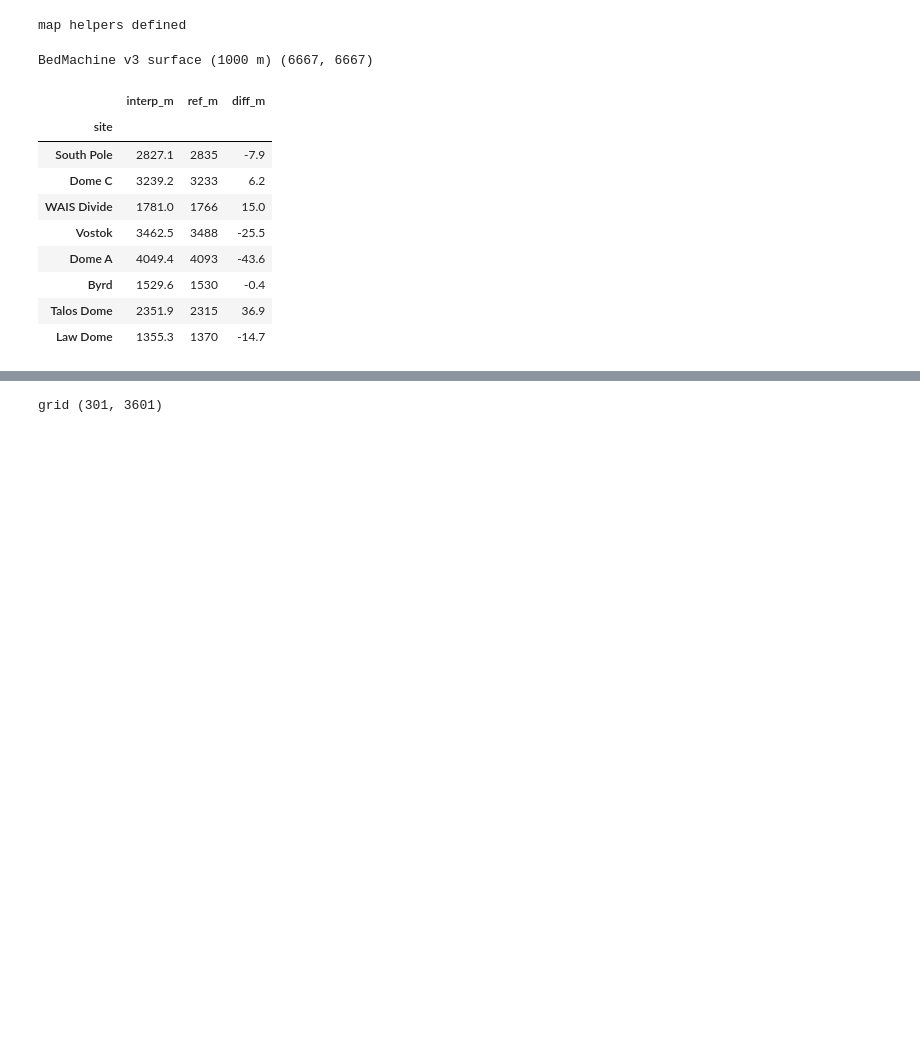
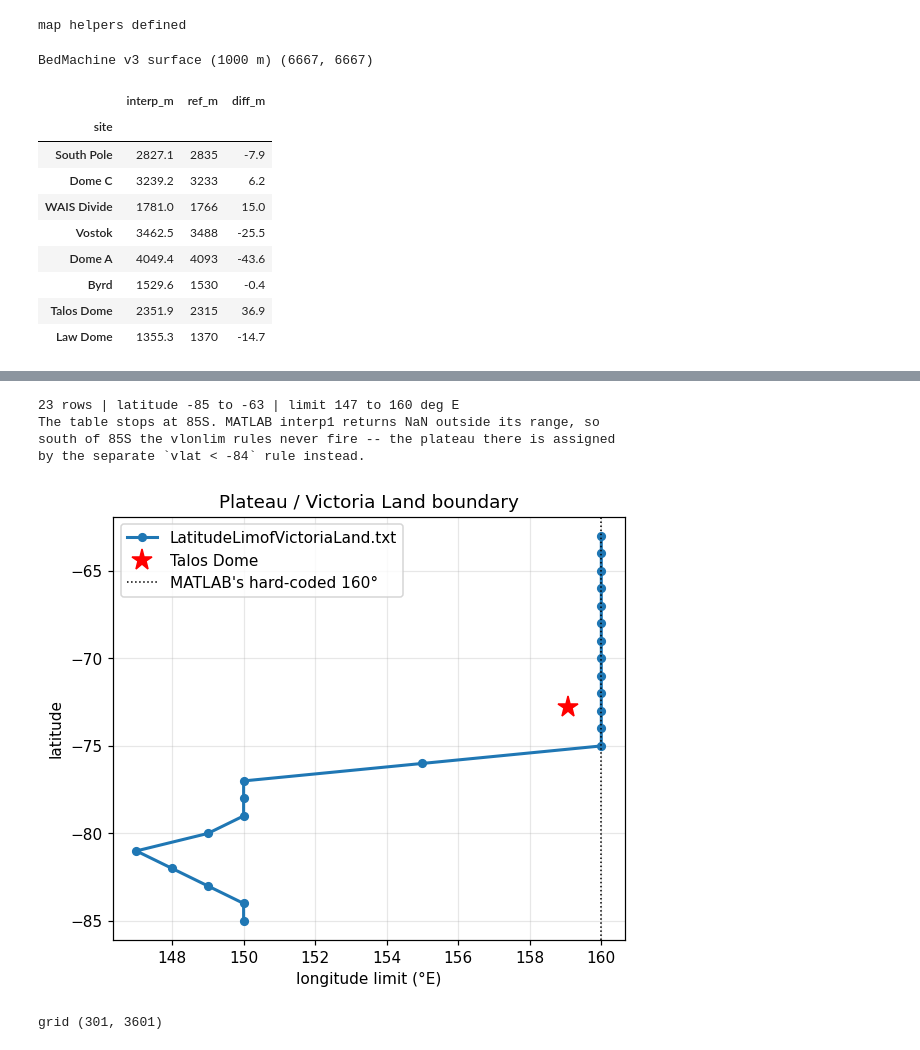
Before and after one commit to advikeswaran/ice-top, a Jupyter notebook: NewLookAtVariance.ipynb, the cells around one changed output, grey strips where cells are left out. Saved outputs shown, nothing was run; the diff lists cells and outputs as text; code cells hidden in the pictures; blank space fills up the shorter version.

```diff
--- a/NewLookAtVariance.ipynb
+++ b/NewLookAtVariance.ipynb
@@ -325,3 +257,79 @@ northern extrapolated value: 159.80°E
+# %%
+# ---------------------------------------------------------------------------
+# Cell 4 — Victoria Land / East Antarctic Plateau boundary
+#
+# The real LatitudeLimofVictoriaLand.txt (recovered). regions_Ant2K.m feeds this
+# to interp1 to get, for each latitude, the longitude separating the East
+# Antarctic Plateau from Victoria Land / the Ross Sea between 145E and 190E.
+#
+# The reconstruction that previously lived here (tracing the 2000 m contour) is
+# no longer needed. For the record it was good north of 75S -- 0.67 deg mean
+# error, and it extrapolated the northern value to 159.8 against a true 160.0 --
+# but drifted up to 23 deg at 85S, where the real boundary stays flat near 150
+# while the 2000 m contour swings east.
+# ---------------------------------------------------------------------------
+
+PLATEAU_ALTI = 2000.0        # used by regions_ant2k in the next cell
+
+# Set to a path to load from disk instead of the inline copy.
+VICTORIA_FILE = None         # e.g. Path.home()/'ice-top'/'data'/'LatitudeLimofVictoriaLand.txt'
+
+_VICTORIA_TABLE = """
+-85 150
+-84 150
+-83 149
+-82 148
+-81 147
+-80 149
+-79 150
+-78 150
+-77 150
+-76 155
+-75 160
+-74 160
+-73 160
+-72 160
+-71 160
+-70 160
+-69 160
+-68 160
+-67 160
+-66 160
+-65 160
+-64 160
+-63 160
+"""
+
+if VICTORIA_FILE is not None:
+    _tab = np.loadtxt(VICTORIA_FILE)
+else:
+    _tab = np.array([[float(x) for x in line.split()]
+                     for line in _VICTORIA_TABLE.strip().splitlines()])
+
+_order = np.argsort(_tab[:, 0])              # ascending latitude, as np.interp needs
+lats_v, vlim = _tab[_order, 0], _tab[_order, 1]
+
+print(f'{lats_v.size} rows | latitude {lats_v.min():.0f} to {lats_v.max():.0f} | '
+      f'limit {vlim.min():.0f} to {vlim.max():.0f} deg E')
+print('The table stops at 85S. MATLAB interp1 returns NaN outside its range, so')
+print('south of 85S the vlonlim rules never fire -- the plateau there is assigned')
+print('by the separate `vlat < -84` rule instead.')
+
+fig, ax = plt.subplots(figsize=(6, 5))
+ax.plot(vlim, lats_v, 'o-', lw=2, ms=5, label='LatitudeLimofVictoriaLand.txt')
+ax.plot(159.07, -72.78, 'r*', ms=14, label='Talos Dome')
+ax.axvline(160, color='k', ls=':', lw=1, label="MATLAB's hard-coded 160°")
+ax.set_xlabel('longitude limit (°E)')
+ax.set_ylabel('latitude')
+ax.set_title('Plateau / Victoria Land boundary')
+ax.legend(); ax.grid(alpha=.3)
+plt.show()
+# %% [output]
+23 rows | latitude -85 to -63 | limit 147 to 160 deg E
+The table stops at 85S. MATLAB interp1 returns NaN outside its range, so
+south of 85S the vlonlim rules never fire -- the plateau there is assigned
+by the separate `vlat < -84` rule instead.
+[figure, added]
 # %%
 PENI, WED, B_AI = -74., 330., 67.
 
```
Also changed, not shown: parts of 4 cells of this notebook, 2 other files.
